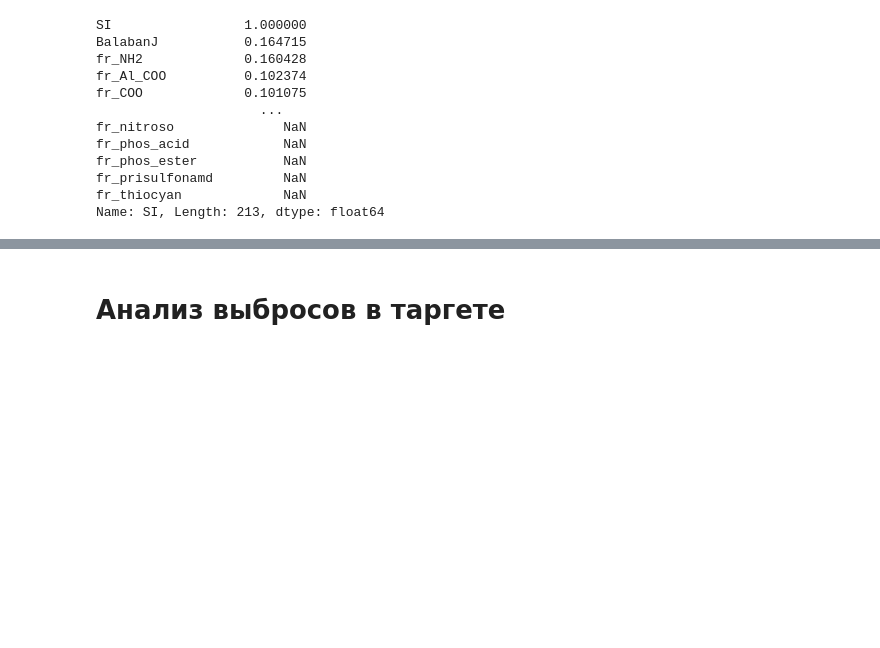
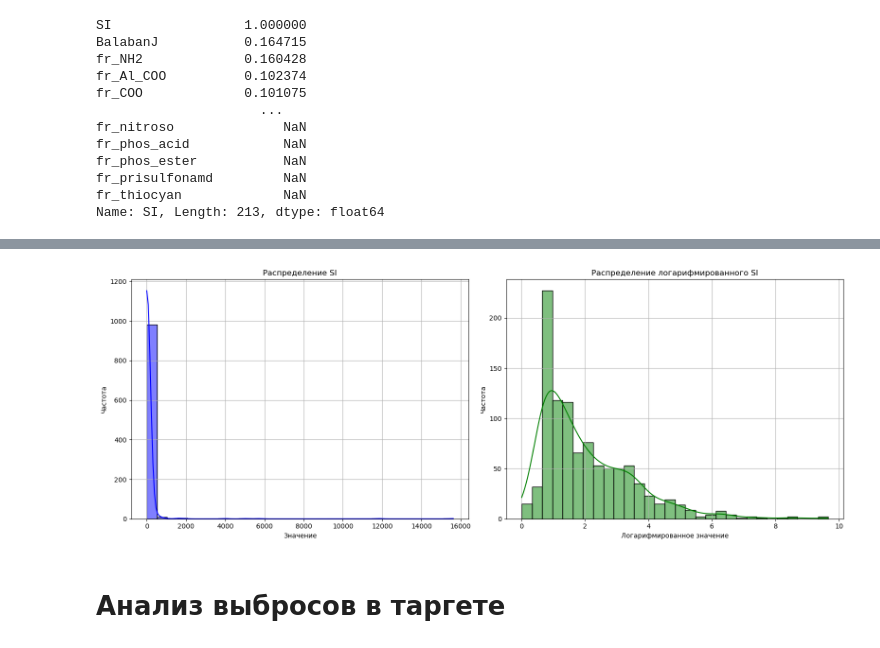
Before and after one commit to sevaTechoPark/mo-chemistry, a Jupyter notebook: analysis.ipynb, the cells around one changed output, grey strips where cells are left out. Saved outputs shown, nothing was run; the diff lists cells and outputs as text; code cells hidden in the pictures; blank space fills up the shorter version.

```diff
--- a/analysis.ipynb
+++ b/analysis.ipynb
@@ -295,3 +314,7 @@ NameError: name 'print_corr_columns' is not defined
+# %%
+plot_target_distribution(df['SI'], 'SI')
+# %% [output]
+[figure, added]
 # %% [markdown]
 # Анализ выбросов в таргете
 # %%
```
Also changed, not shown: parts of 11 cells of this notebook, 53 other files.
